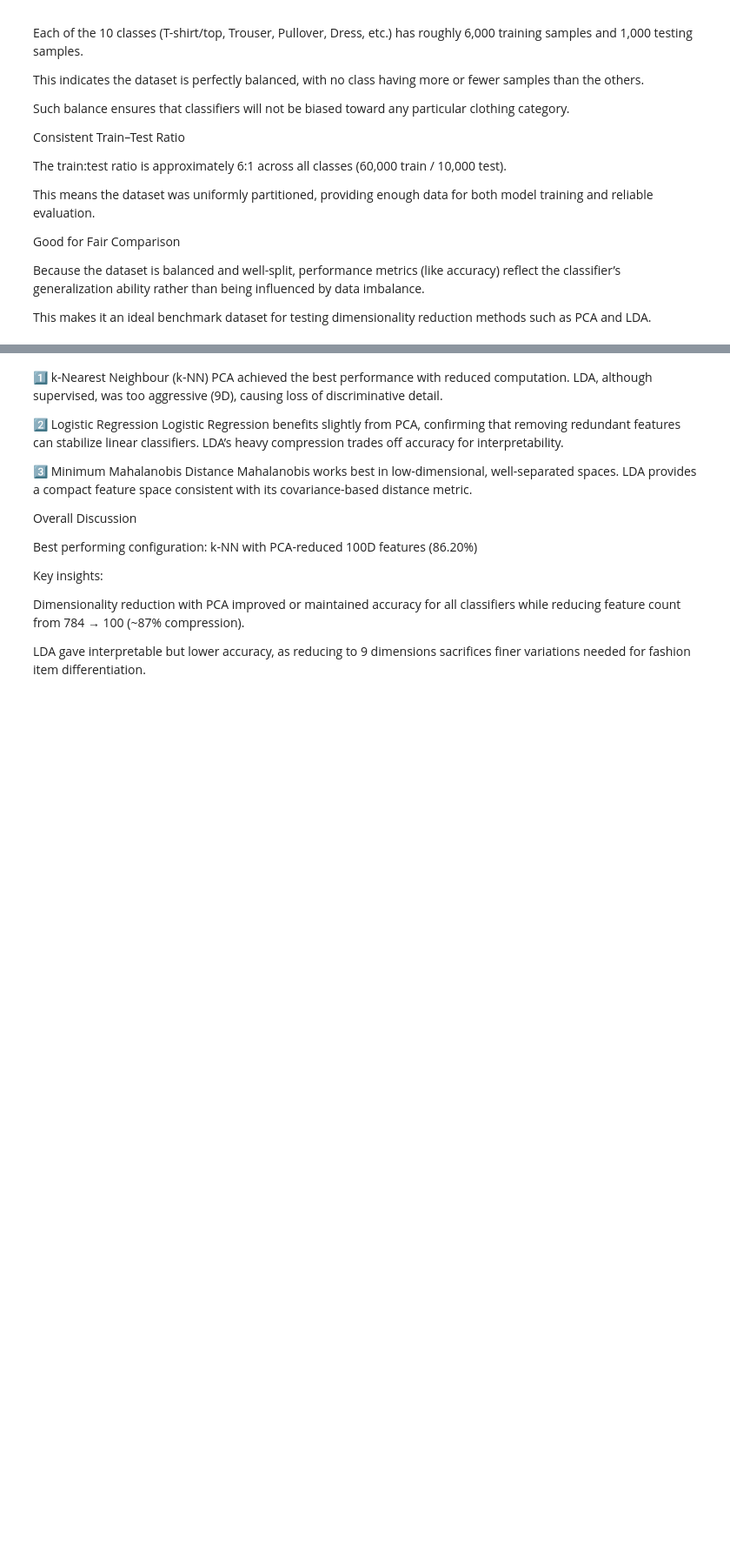
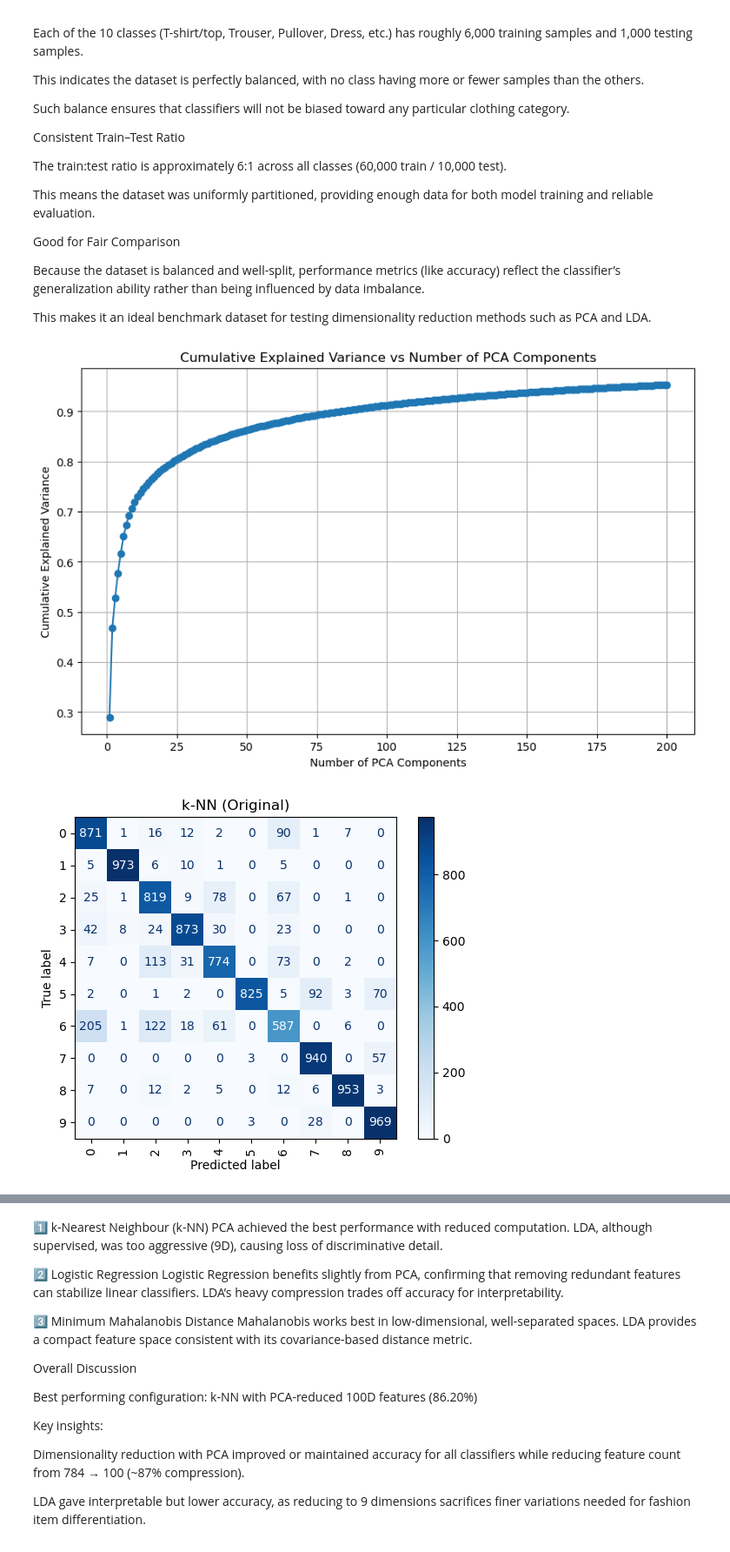
Before and after one commit to dsnyeo/ie4476_project, a Jupyter notebook: fashion_mnistv2.ipynb, the cells around one changed output, grey strips where cells are left out. Shown: that part at 87% size. Cells and saved outputs as stored; diff of their text form; code cells hidden in the pictures; blank space fills up the shorter version.

```diff
--- a/fashion_mnistv2.ipynb
+++ b/fashion_mnistv2.ipynb
@@ -84,6 +84,8 @@ from sklearn.discriminant_analysis import LinearDiscriminantAnalysis as LDA
 from sklearn.neighbors import KNeighborsClassifier
 from sklearn.linear_model import LogisticRegression
 from sklearn.metrics import accuracy_score
+from sklearn.metrics import confusion_matrix, ConfusionMatrixDisplay
+import matplotlib.pyplot as plt
 
 
 #Load dataset
@@ -114,6 +116,22 @@ lda = LDA(n_components=9)  # C-1 with C=10 classes
 X_train_lda = lda.fit_transform(X_train, y_train)
 X_test_lda  = lda.transform(X_test)
 
+# Fit PCA on the full training set (max components)
+pca_full = PCA(n_components=200, random_state=42)
+pca_full.fit(X_train)
+
+# Explained variance ratio
+expl_var = pca_full.explained_variance_ratio_
+cum_var = np.cumsum(expl_var)
+
+# Plot
+plt.figure(figsize=(10,6))
+plt.plot(np.arange(1, 201), cum_var, marker='o')
+plt.title("Cumulative Explained Variance vs Number of PCA Components")
+plt.xlabel("Number of PCA Components")
+plt.ylabel("Cumulative Explained Variance")
+plt.grid(True)
+plt.show()
 
 #k-NN evaluation
 def eval_knn(trainX, trainY, testX, testY, k=3):
@@ -121,7 +139,7 @@ def eval_knn(trainX, trainY, testX, testY, k=3):
     knn.fit(trainX, trainY)
     pred = knn.predict(testX)
     acc = accuracy_score(testY, pred) * 100.0
-    return acc
+    return acc, pred
 
 
 #Logistic Regression evaluation
@@ -135,8 +153,7 @@ def eval_logreg(trainX, trainY, testX, testY):
     clf.fit(trainX, trainY)
     pred = clf.predict(testX)
     acc = accuracy_score(testY, pred) * 100.0
-    return acc
-
+    return acc, pred
 
 #Mahalanobis distance classifier
 def fit_mahalanobis(trainX, trainY, reg=1e-3):
@@ -174,41 +191,63 @@ def eval_mahalanobis(trainX, trainY, testX, testY, reg=1e-3):
     class_means, inv_cov, classes = fit_mahalanobis(trainX, trainY, reg=reg)
     pred = predict_mahalanobis(testX, class_means, inv_cov, classes)
     acc = accuracy_score(testY, pred) * 100.0
-    return acc
+    return acc, pred
 
 #Evaluate all classifiers on all feature spaces
 
 #k-NN
-knn_orig_acc = eval_knn(X_train,       y_train, X_test,      y_test, k=3)
-knn_pca_acc  = eval_knn(X_train_pca,   y_train, X_test_pca,  y_test, k=3)
-knn_lda_acc  = eval_knn(X_train_lda,   y_train, X_test_lda,  y_test, k=3)
+knn_orig_acc, knn_orig_pred = eval_knn(X_train, y_train, X_test, y_test, k=3)
+knn_pca_acc,  knn_pca_pred  = eval_knn(X_train_pca, y_train, X_test_pca, y_test, k=3)
+knn_lda_acc,  knn_lda_pred  = eval_knn(X_train_lda, y_train, X_test_lda, y_test, k=3)
 
 #Logistic Regression
-logreg_orig_acc = eval_logreg(X_train,      y_train, X_test,      y_test)
-logreg_pca_acc  = eval_logreg(X_train_pca,  y_train, X_test_pca,  y_test)
-logreg_lda_acc  = eval_logreg(X_train_lda,  y_train, X_test_lda,  y_test)
+logreg_orig_acc, logreg_orig_pred = eval_logreg(X_train, y_train, X_test, y_test)
+logreg_pca_acc,  logreg_pca_pred  = eval_logreg(X_train_pca, y_train, X_test_pca, y_test)
+logreg_lda_acc,  logreg_lda_pred  = eval_logreg(X_train_lda, y_train, X_test_lda, y_test)
 
 #Mahalanobis
-maha_orig_acc = eval_mahalanobis(X_train,      y_train, X_test,      y_test, reg=1e-3)
-maha_pca_acc  = eval_mahalanobis(X_train_pca,  y_train, X_test_pca,  y_test, reg=1e-3)
-maha_lda_acc  = eval_mahalanobis(X_train_lda,  y_train, X_test_lda,  y_test, reg=1e-3)
+maha_orig_acc, maha_orig_pred = eval_mahalanobis(X_train, y_train, X_test, y_test)
+maha_pca_acc,  maha_pca_pred  = eval_mahalanobis(X_train_pca, y_train, X_test_pca, y_test)
+maha_lda_acc,  maha_lda_pred  = eval_mahalanobis(X_train_lda, y_train, X_test_lda, y_test)
+
+#Confusion Matrix
+def plot_confusion_matrix(y_true, y_pred, title):
+    cm = confusion_matrix(y_true, y_pred)
+    disp = ConfusionMatrixDisplay(confusion_matrix=cm)
+    disp.plot(cmap="Blues", xticks_rotation="vertical")
+    plt.title(title)
+    plt.show()
+
+plot_confusion_matrix(y_test, knn_orig_pred, "k-NN (Original)")
+plot_confusion_matrix(y_test, knn_pca_pred,  "k-NN (PCA-100)")
+plot_confusion_matrix(y_test, knn_lda_pred,  "k-NN (LDA-9)")
+
+plot_confusion_matrix(y_test, logreg_orig_pred, "LogReg (Original)")
+plot_confusion_matrix(y_test, logreg_pca_pred,  "LogReg (PCA-100)")
+plot_confusion_matrix(y_test, logreg_lda_pred,  "LogReg (LDA-9)")
+
+plot_confusion_matrix(y_test, maha_orig_pred, "Mahalanobis (Original)")
+plot_confusion_matrix(y_test, maha_pca_pred,  "Mahalanobis (PCA-100)")
+plot_confusion_matrix(y_test, maha_lda_pred,  "Mahalanobis (LDA-9)")
 
 
-#Print clean summary
+#Print summary
 print("Summary of k-NN Classification Results")
 print(f"Original features ({X_train.shape[1]} dims) accuracy: {knn_orig_acc:.2f}%")
 print(f"PCA-reduced ({pca_dim} dims) accuracy: {knn_pca_acc:.2f}%")
 print(f"LDA-reduced ({X_train_lda.shape[1]} dims) accuracy: {knn_lda_acc:.2f}%")
 print()
 
 print("Summary of Logistic Regression Classification Results")
 print(f"Original features ({X_train.shape[1]} dims) accuracy: {logreg_orig_acc:.2f}%")
 print(f"PCA-reduced ({pca_dim} dims) accuracy: {logreg_pca_acc:.2f}%")
 print(f"LDA-reduced ({X_train_lda.shape[1]} dims) accuracy: {logreg_lda_acc:.2f}%")
 print()
 
 print("Summary of Minimum Mahalanobis Distance Results")
 print(f"Original features ({X_train.shape[1]} dims) accuracy: {maha_orig_acc:.2f}%")
 print(f"PCA-reduced ({pca_dim} dims) accuracy: {maha_pca_acc:.2f}%")
 print(f"LDA-reduced ({X_train_lda.shape[1]} dims) accuracy: {maha_lda_acc:.2f}%")
 # %% [output]
+[figure, added]
+[figure, added]
```
Also changed, not shown: parts of 1 cell of this notebook.
